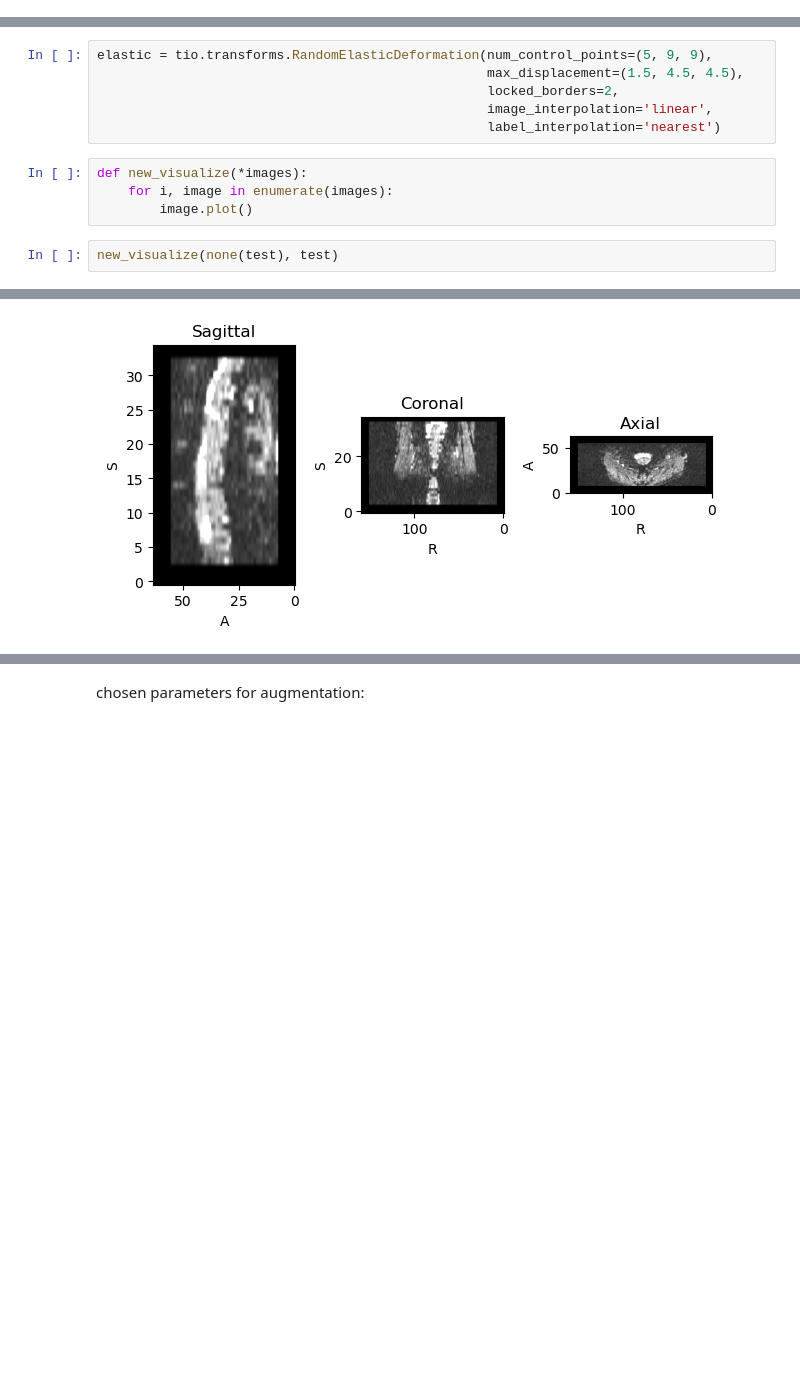
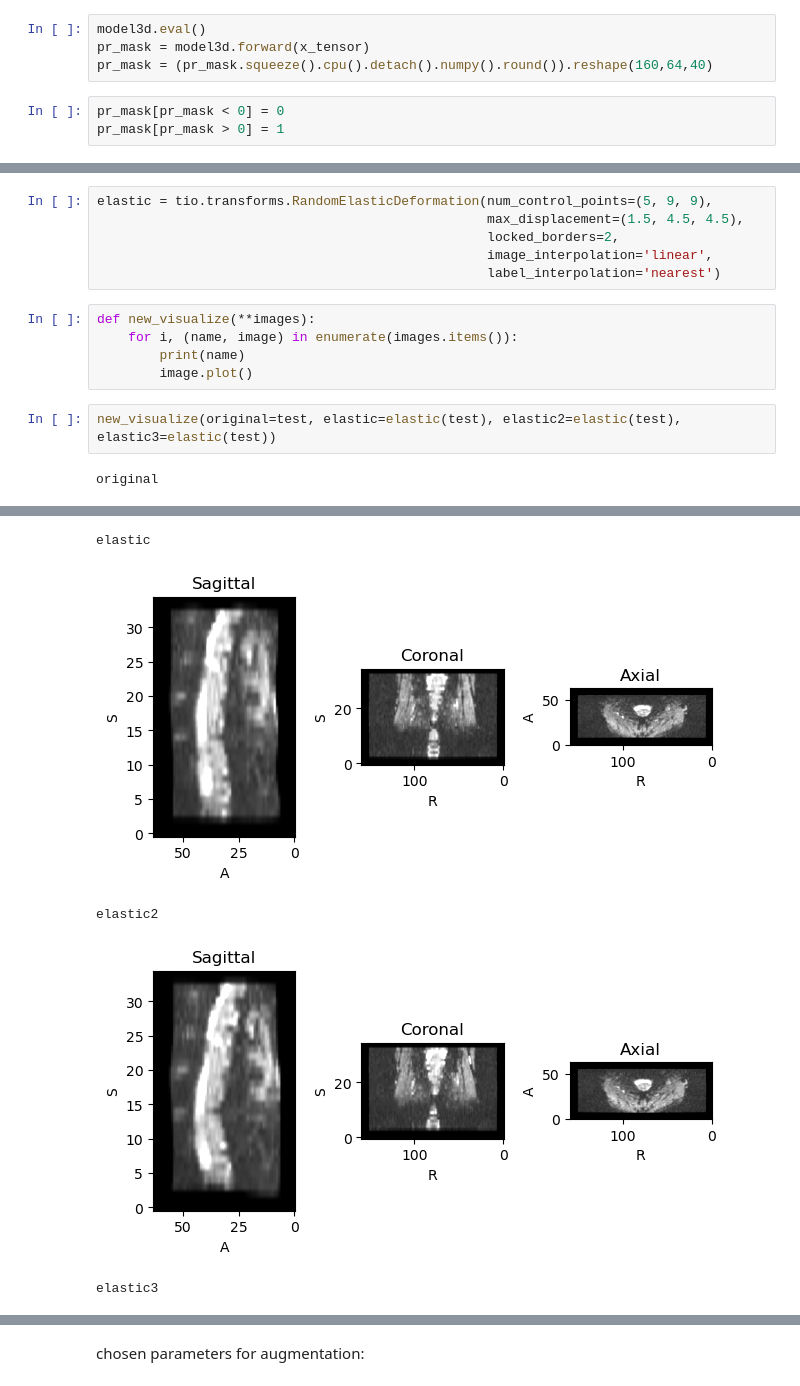
Before and after one commit to TimXdang/SpinalcordSeg, a Jupyter notebook: Playground_2.ipynb, the cells around one changed output, grey strips where cells are left out. Drawn from its saved outputs; the diff is of its cells as text; blank space fills up the shorter version.

```diff
--- a/Playground_2.ipynb
+++ b/Playground_2.ipynb
@@ -347,0 +390,7 @@ def visualize(**images):
+# %%
+model3d.eval()
+pr_mask = model3d.forward(x_tensor)
+pr_mask = (pr_mask.squeeze().cpu().detach().numpy().round()).reshape(160,64,40)
+# %%
+pr_mask[pr_mask < 0] = 0
+pr_mask[pr_mask > 0] = 1
@@ -507,11 +561,17 @@ elastic = tio.transforms.RandomElasticDeformation(num_control_points=(5, 9, 9),
                                                   image_interpolation='linear',
                                                   label_interpolation='nearest')
 # %%
-def new_visualize(*images):
-    for i, image in enumerate(images):
+def new_visualize(**images):
+    for i, (name, image) in enumerate(images.items()):
+        print(name)
         image.plot()
 # %%
-new_visualize(none(test), test)
+new_visualize(original=test, elastic=elastic(test), elastic2=elastic(test), elastic3=elastic(test))
 # %% [output]
+original
 [figure]
+elastic
 [figure]
+elastic2
+[figure, added]
+elastic3
```
Also changed, not shown: parts of 23 cells of this notebook, 4 other files.
